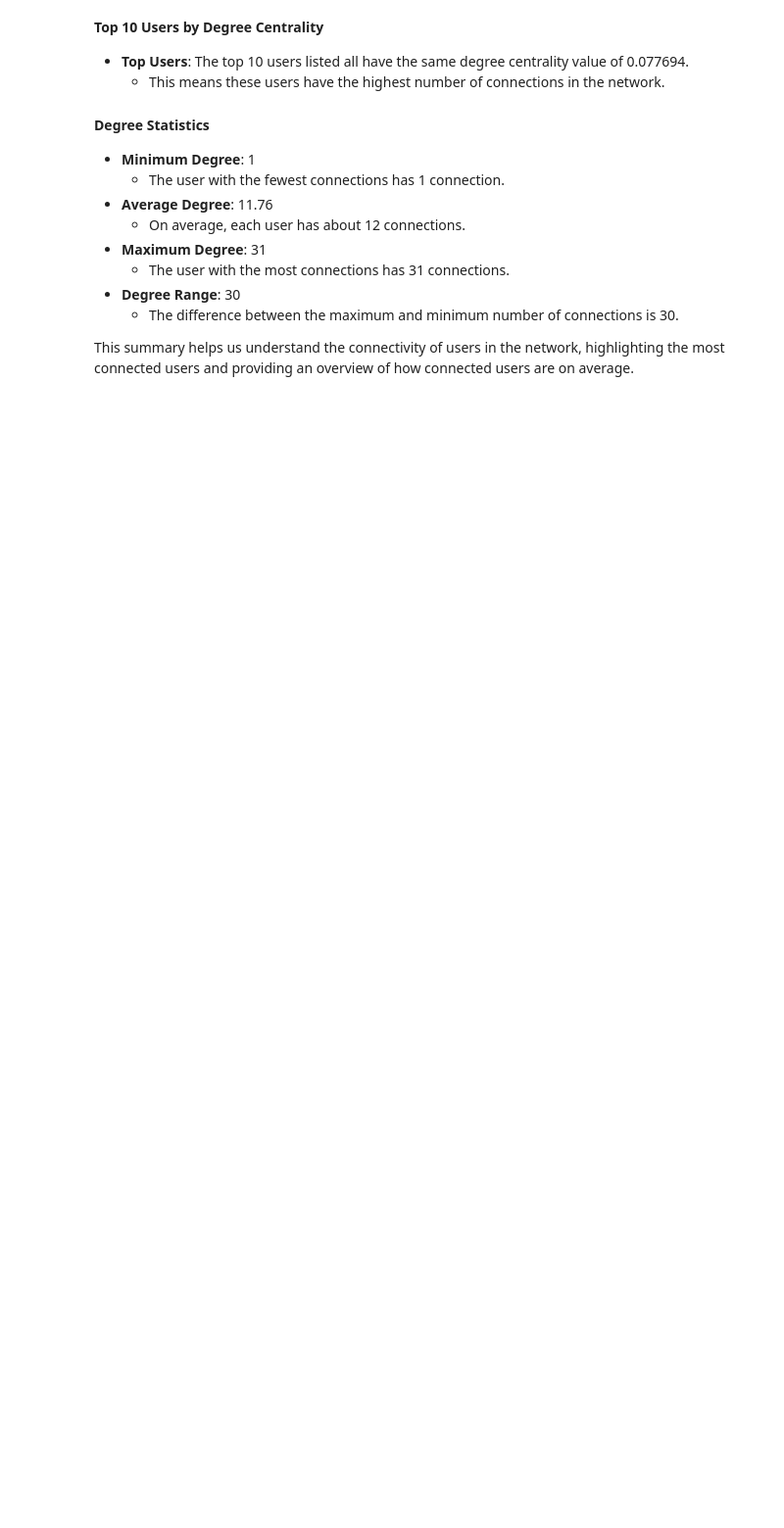
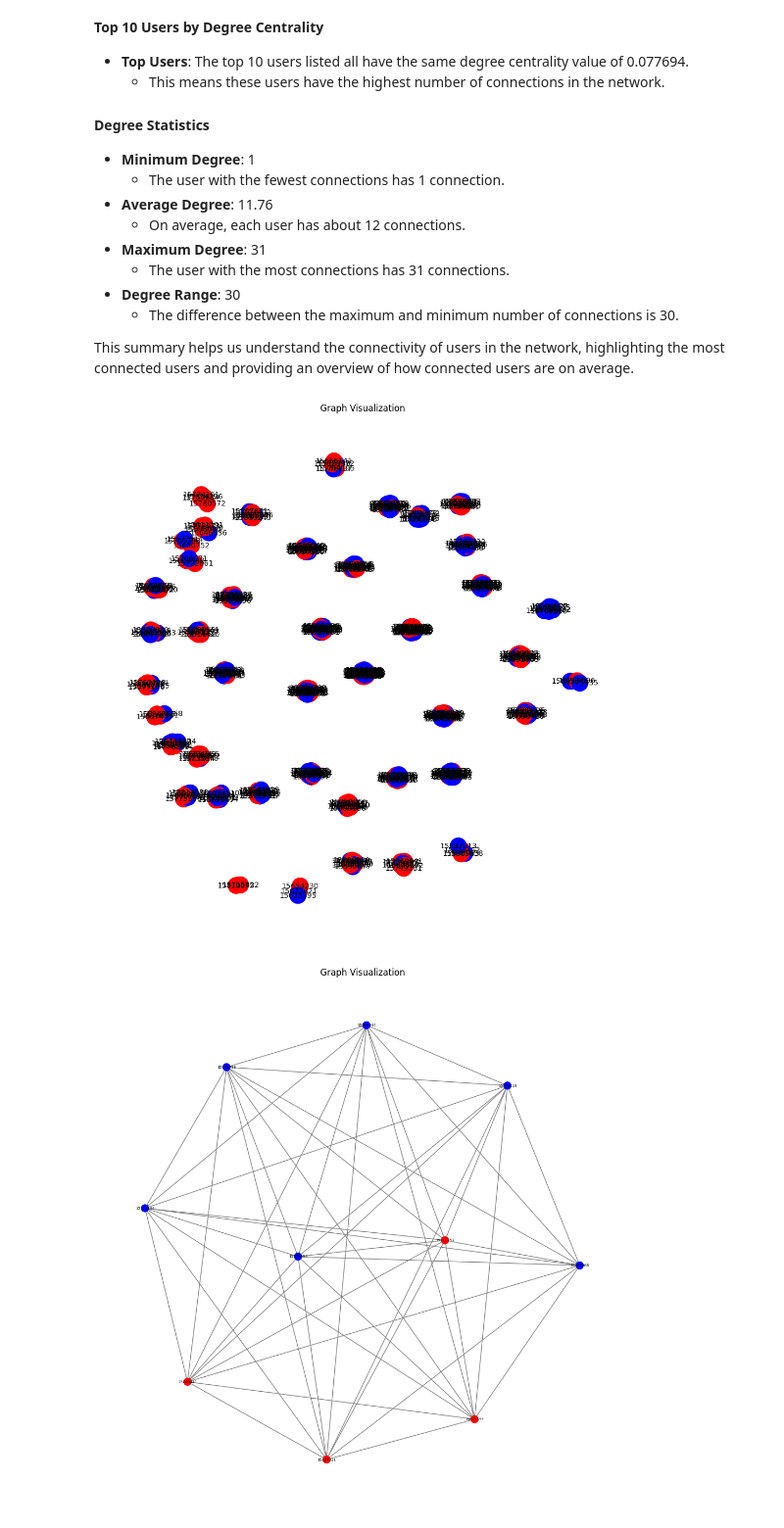
Before and after one commit to hbedros/centrality-measures, a Jupyter notebook: Social_Network_Ads_Main_Analysis.ipynb, the cells around one changed output. Shown at 98% size. Drawn from its saved outputs; the diff is of its cells as text; code cells hidden in the pictures; blank space fills up the shorter version.

```diff
--- a/Social_Network_Ads_Main_Analysis.ipynb
+++ b/Social_Network_Ads_Main_Analysis.ipynb
@@ -156,3 +156,28 @@ Degree Range: 30
   - The difference between the maximum and minimum number of connections is 30.
 
 This summary helps us understand the connectivity of users in the network, highlighting the most connected users and providing an overview of how connected users are on average.
+# %%
+color_map = {'Male': 'blue', 'Female': 'red'}
+
+colors = [color_map[g.nodes[node]['gender']] for node in g.nodes]
+
+plt.figure(figsize= (10,10))
+nx.draw(g, node_color = colors, with_labels = True, node_size=500, font_size=10, font_color='black', edge_color='gray')
+plt.title('Graph Visualization')
+plt.show()
+
+# Plotting a graph with only the first 20 nodes
+
+ten_nodes = list(top_users['User ID'])
+
+new_graph = g.subgraph(ten_nodes)
+
+colors_sub = [color_map[new_graph.nodes[node]['gender']] for node in new_graph.nodes]
+
+plt.figure(figsize=(10, 10))
+nx.draw(new_graph, with_labels=True, node_size=100, node_color = colors_sub, font_size=5, font_color='black', edge_color='gray')
+plt.title('Graph Visualization')
+plt.show()
+# %% [output]
+[figure, added]
+[figure, added]
```
Also changed, not shown: parts of 3 cells of this notebook.
